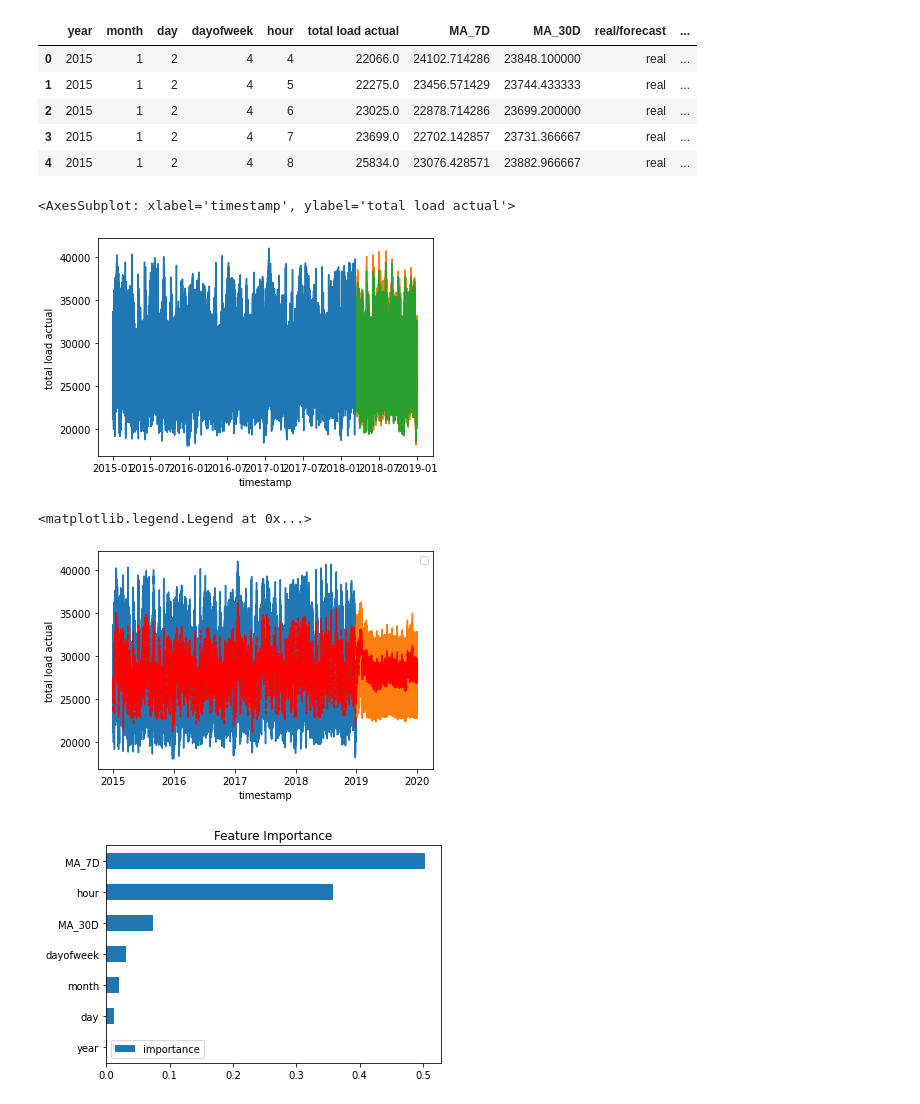
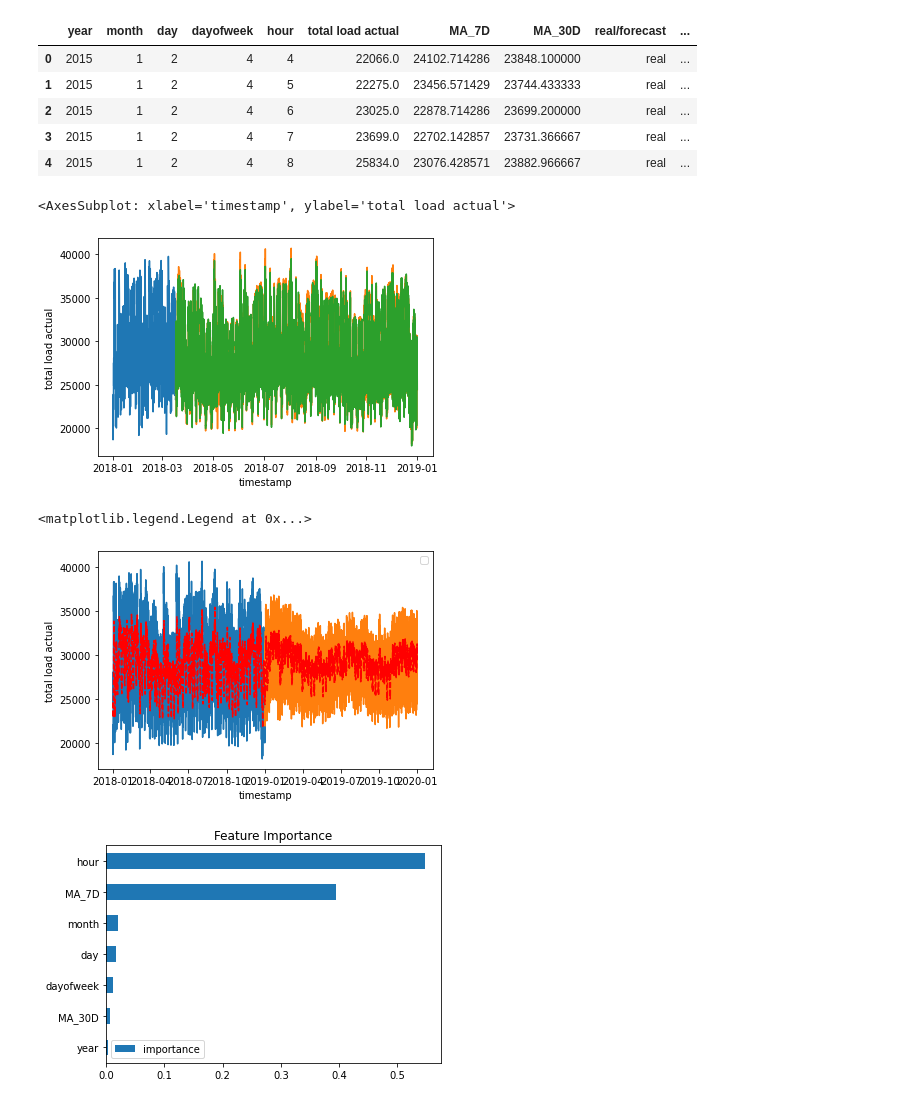
Before and after one commit to NathanBitu/Energy-Consumption-Forecasting, a Jupyter notebook: energy_forecasting.ipynb, the cells around one changed output. Drawn from its saved outputs; the diff is of its cells as text; code cells hidden in the pictures.

```diff
--- a/energy_forecasting.ipynb
+++ b/energy_forecasting.ipynb
@@ -207,8 +207,6 @@ y_test = y[(int(data_size * (1-test_size))):]
 # %%
 model = XGBRegressor(n_estimators=15000,
                        early_stopping_rounds=50,
-                       objective='reg:linear',
-                       max_depth=3,
                        learning_rate=0.01)
 model.fit(x_train, y_train,
           eval_set=[(x_train, y_train), (x_test, y_test)],
@@ -275,5 +273,3 @@ for month in range(1, 13):
             predicao = model.predict(ponto)
             df = df.append({'year':year, 'month':month, 'day':day, 'dayofweek':dayofweek, 'hour': hour, 'MA_7D':MA_7D,
                     'MA_30D': MA_30D, 'real/forecast': 'forecast', 'total load actual':predicao[0]}, ignore_index = True)
-# %%
-df = df[:-1]
@@ -311,23 +316,23 @@ df.head()
 # %%
 test_data = x_test.merge(y_test, left_index = True, right_index = True)
 test_data['timestamp'] = test_data.apply(lambda x: cria_timestamp(x), axis = 1)
 test_data['predicted'] = model.predict(test_data.drop(['total load actual', 'timestamp'], axis = 1))
 x_train = x_train.merge(y_train, left_index = True, right_index = True)
 x_train['timestamp'] = x_train.apply(lambda x: cria_timestamp(x), axis = 1)
-sns.lineplot(x = 'timestamp', y = 'total load actual', data = x_train)
+sns.lineplot(x = 'timestamp', y = 'total load actual', data = x_train.loc[x_train['timestamp'] >= '2018-01-01 00:00:00'])
 sns.lineplot(x = 'timestamp', y = 'total load actual', data = test_data)
 sns.lineplot(x = 'timestamp', y = 'predicted', data = test_data)
 # %% [output]
 <AxesSubplot: xlabel='timestamp', ylabel='total load actual'>
-[figure, old version]
+[figure, new version]
 # %%
-ax = sns.lineplot(data = df.loc[df.timestamp >= '2015-01-01 00:00:00'], y = 'total load actual', x = 'timestamp', hue = 'real/forecast')
+ax = sns.lineplot(data = df.loc[df.timestamp >= '2018-01-01 00:00:00'], y = 'total load actual', x = 'timestamp', hue = 'real/forecast')
 
-sns.lineplot(data = df.loc[df.timestamp >= '2015-01-01 00:00:00'], y = 'MA_30D', x = 'timestamp', linestyle = '--', color = 'r')
+sns.lineplot(data = df.loc[df.timestamp >= '2018-01-01 00:00:00'], y = 'MA_30D', x = 'timestamp', linestyle = '--', color = 'r')
 ax.legend([])
 # %% [output]
 <matplotlib.legend.Legend at 0x...>
-[figure, old version]
+[figure, new version]
 # %%
 fi = pd.DataFrame(data=model.feature_importances_,
              index=x_train.drop(['timestamp', 'total load actual'], axis = 1).columns,
@@ -335,4 +340,4 @@ fi = pd.DataFrame(data=model.feature_importances_,
 fi.sort_values('importance').plot(kind='barh', title='Feature Importance')
 plt.show()
 # %% [output]
-[figure, old version]
+[figure, new version]
```
Also changed, not shown: parts of 5 cells of this notebook, 1 other file.
